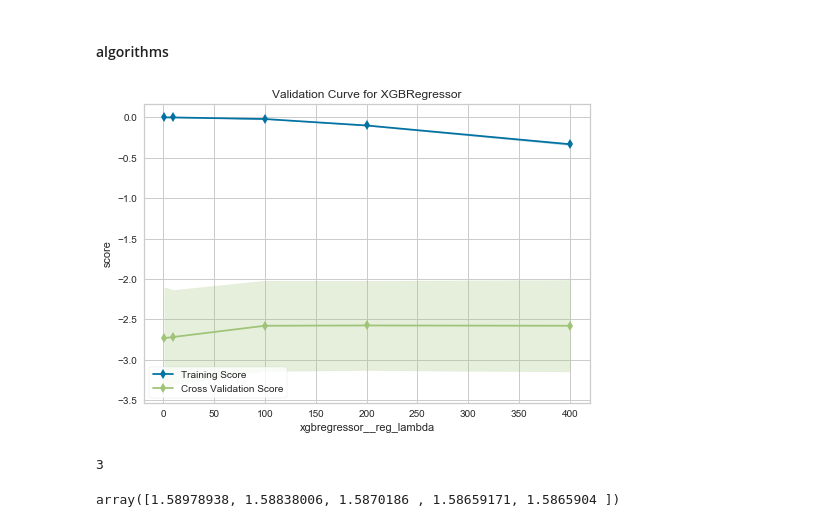
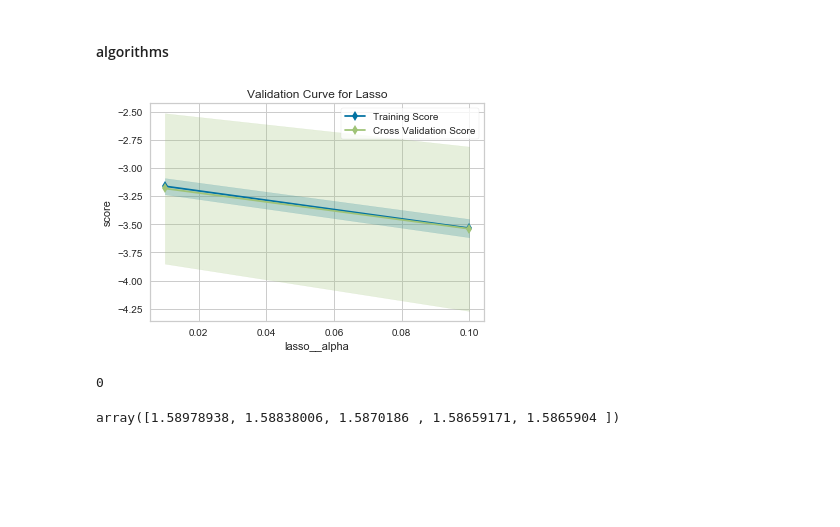
Before and after one commit to victorfica/Master-thesis, a Jupyter notebook: notebooks/stacking_AVG_models_FINAL.ipynb, the cells around one changed output. Cells and saved outputs as stored; diff of their text form; code cells hidden in the pictures; blank space fills up the shorter version.

```diff
--- a/notebooks/stacking_AVG_models_FINAL.ipynb
+++ b/notebooks/stacking_AVG_models_FINAL.ipynb
@@ -138,6 +107,6 @@ def evaluating2(model,Xtrain,Ytarget):
 # %%
 # preprocess pipeline steps
 #steps pipeline
-interactions = FeaturesInteractions(interaction1=X_train.columns[:15].tolist(),interaction2="van_der_waals_change")
-skewness = SkewTransformer(threshold=0.6,method='quantile')
+interactions = FeaturesInteractions(features1=range(15),feature2=20)
+skewness = SkewTransformer(threshold=0.6)
 zeroth = ZeroThreshold(threshold=90.)
@@ -173,23 +138,23 @@ XGBRegressor?
 # %%
 import numpy as np
 
 from yellowbrick.model_selection import ValidationCurve
 
 #1)
 #2)
 #3) Crear pipeline
 
 viz = ValidationCurve(
-    xgbr, njobs=-1,param_name="xgbregressor__reg_lambda",
-    param_range=[1,10,100,200,400], cv=10, scoring="neg_mean_squared_error",n_jobs=-1)
+    lasso, njobs=-1,param_name="lasso__alpha",
+    param_range=[0.01,0.1], cv=10, scoring="neg_mean_squared_error",n_jobs=-1)
 #plt.ylim(0,0.6)
 # Fit and poof the visualizer
-viz.fit(X_train, y_train)
+viz.fit(X_train.values, y_train.values)
 viz.poof()
 print(viz.test_scores_mean_.argmax())
 # %% [output]
-[figure, old version]
+[figure, new version]
-3
+0
 # %%
 np.sqrt(-viz.test_scores_mean_)
 # %% [output]
```
Also changed, not shown: parts of 21 cells of this notebook, 8 other files.
